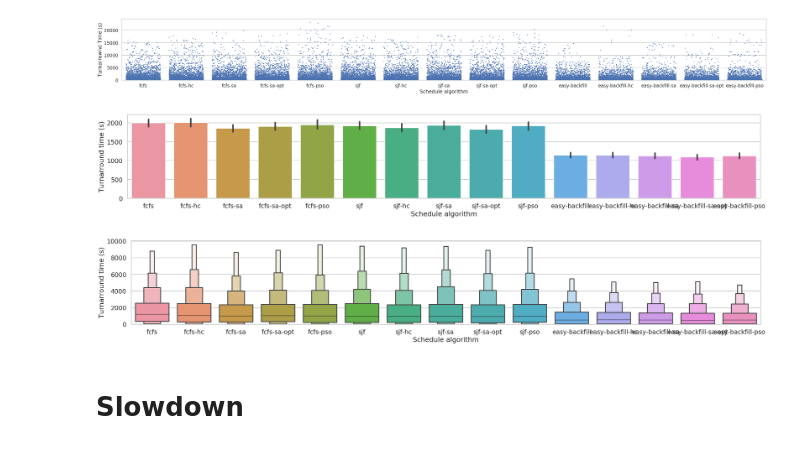
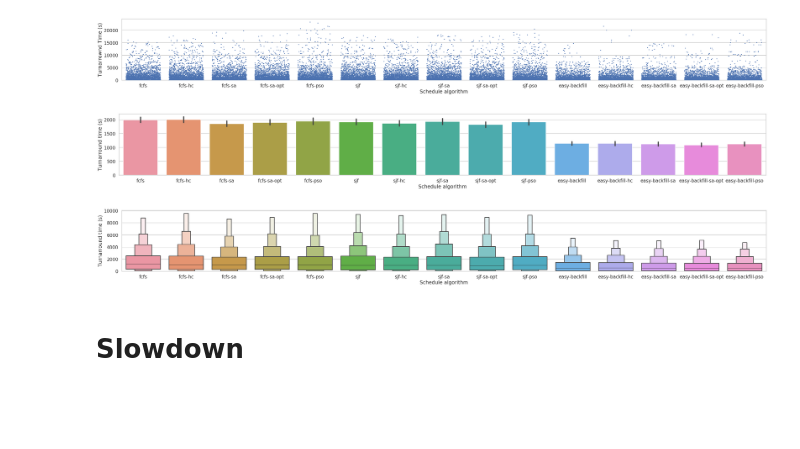
Before and after one commit to Naikelin/sched-sim, a Jupyter notebook: analysis/general_comparison_small_platform.ipynb, the cells around one changed output. Saved outputs shown, nothing was run; the diff lists cells and outputs as text; code cells hidden in the pictures; blank space fills up the shorter version.

```diff
--- a/analysis/general_comparison_small_platform.ipynb
+++ b/analysis/general_comparison_small_platform.ipynb
@@ -327,15 +327,15 @@ fig.savefig('results/turnaround-time_dist.pdf', bbox_inches='tight')
 # %% [output]
 [figure]
 # %%
-fig, ax = plt.subplots(figsize=(30,4))
+fig, ax = plt.subplots(figsize=(42,4))
 sns.barplot(data=turnaround_times, ax=ax)
 ax.set_ylabel('Turnarround time (s)')
 ax.set_xlabel('Schedule algorithm')
 fig.savefig('results/turnaround-time_mean.pdf', bbox_inches='tight')
 # %% [output]
-[figure, old version]
+[figure, new version]
 # %%
-fig, ax = plt.subplots(figsize=(30,4))
+fig, ax = plt.subplots(figsize=(42,4))
 sns.boxenplot(data=turnaround_times, k_depth=4, showfliers=False, ax=ax)
 ax.set_ylim(0)
 # ax.set_ylim(top=140000)
@@ -343,7 +343,7 @@ ax.set_ylabel('Turnarround time (s)')
 ax.set_xlabel('Schedule algorithm')
 fig.savefig('results/turnaround-time_boxen.pdf', bbox_inches='tight')
 # %% [output]
-[figure, old version]
+[figure, new version]
 # %% [markdown]
 # Slowdown
 # %%
```
Also changed, not shown: 2 other files.
